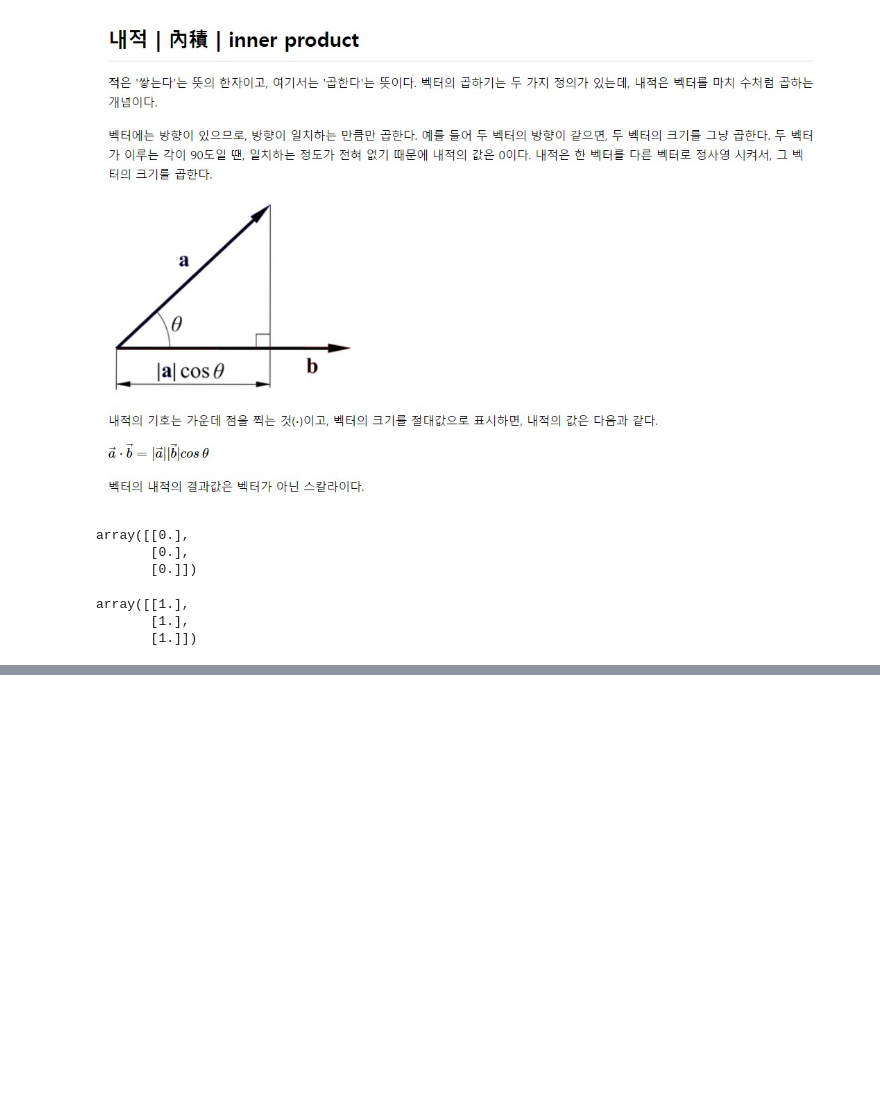
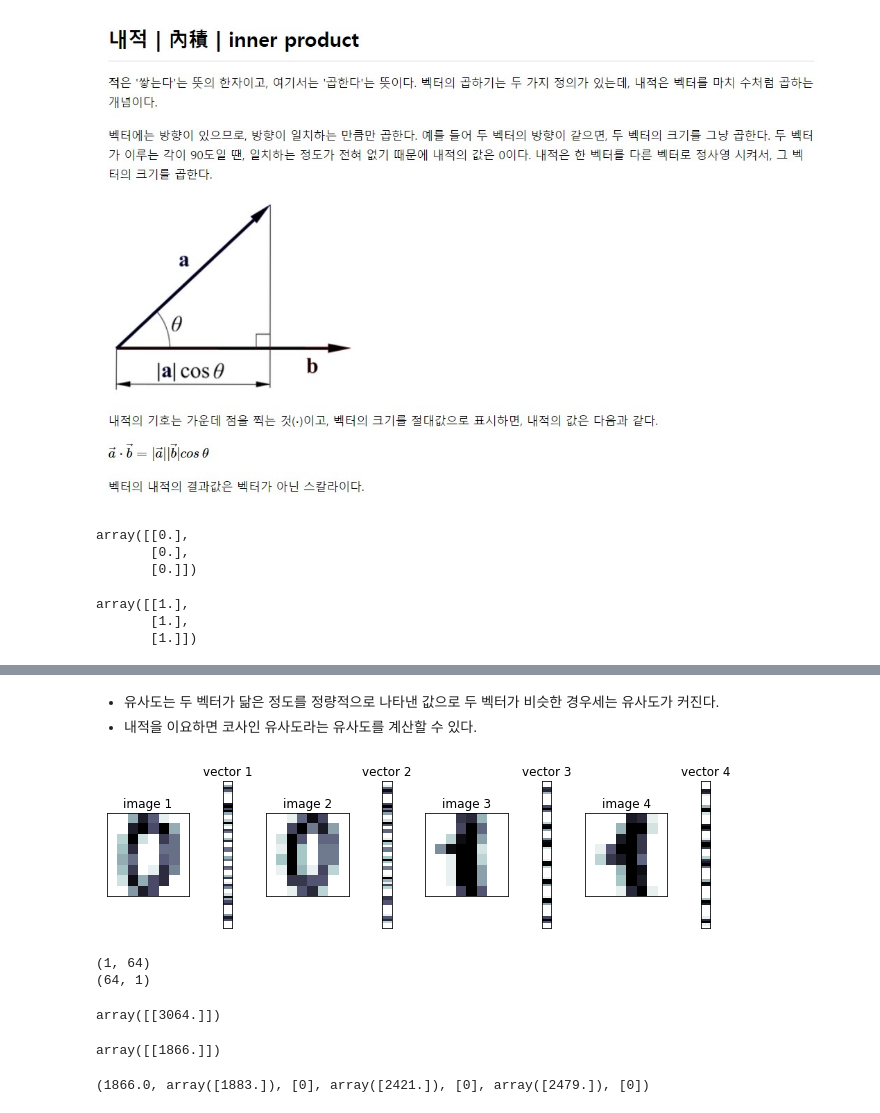
Before and after one commit to zzwony/Start_0920, a Jupyter notebook: 12_21_선형대수.ipynb, the cells around one changed output, grey strips where cells are left out. Saved outputs shown, nothing was run; the diff lists cells and outputs as text; code cells hidden in the pictures; blank space fills up the shorter version.

```diff
--- a/12_21_선형대수.ipynb
+++ b/12_21_선형대수.ipynb
@@ -254,0 +414,59 @@ array([[1.],
+# %% [markdown]
+- 유사도는 두 벡터가 닮은 정도를 정량적으로 나타낸 값으로 두 벡터가 비슷한 경우세는 유사도가 커진다.
+- 내적을 이요하면 코사인 유사도라는 유사도를 계산할 수 있다.
+# %%
+from sklearn.datasets import load_digits
+import matplotlib.gridspec as gridspec
+import matplotlib.pylab as plt
+
+digits = load_digits()
+d1 = digits.images[0]
+d2 = digits.images[10]
+d3 = digits.images[1]
+d4 = digits.images[11]
+v1 = d1.reshape(64, 1)
+v2 = d2.reshape(64, 1)
+v3 = d3.reshape(64, 1)
+v4 = d4.reshape(64, 1)
+
+plt.figure(figsize=(9, 9))
+gs = gridspec.GridSpec(1, 8, height_ratios=[1],
+                       width_ratios=[9, 1, 9, 1, 9, 1, 9, 1])
+for i in range(4):
+    plt.subplot(gs[2 * i])
+    plt.imshow(eval("d" + str(i + 1)), aspect=1,
+               interpolation='nearest', cmap=plt.cm.bone_r)
+    plt.grid(False)
+    plt.xticks([])
+    plt.yticks([])
+    plt.title("image {}".format(i + 1))
+    plt.subplot(gs[2 * i + 1])
+    plt.imshow(eval("v" + str(i + 1)), aspect=0.25,
+               interpolation='nearest', cmap=plt.cm.bone_r)
+    plt.grid(False)
+    plt.xticks([])
+    plt.yticks([])
+    plt.title("vector {}".format(i + 1))
+plt.tight_layout()
+plt.show()
+# %% [output]
+[figure, added]
+# %%
+# 0 이미자와 0 이미지의 내적값
+print(v1.T.shape)
+print(v2.shape)
+v1.T @ v2
+# %% [output]
+(1, 64)
+(64, 1)
+array([[3064.]])
+# %%
+v1.T @ v3
+# %% [output]
+array([[1866.]])
+# %%
+# 0 이미지와 1 이미지 또는 1이미지와 0 이미지의 내적값
+# 상대적으로 다른 이미지의 내적값은 같은 이미지의 내적값 보다 작다.
+(v1.T @ v3)[0][0], (v1.T @ v4)[0],[0], (v2.T @ v3)[0],[0], (v2.T @ v4)[0],[0]
+# %% [output]
+(1866.0, array([1883.]), [0], array([2421.]), [0], array([2479.]), [0])
```
Also changed, not shown: parts of 80 cells of this notebook.
